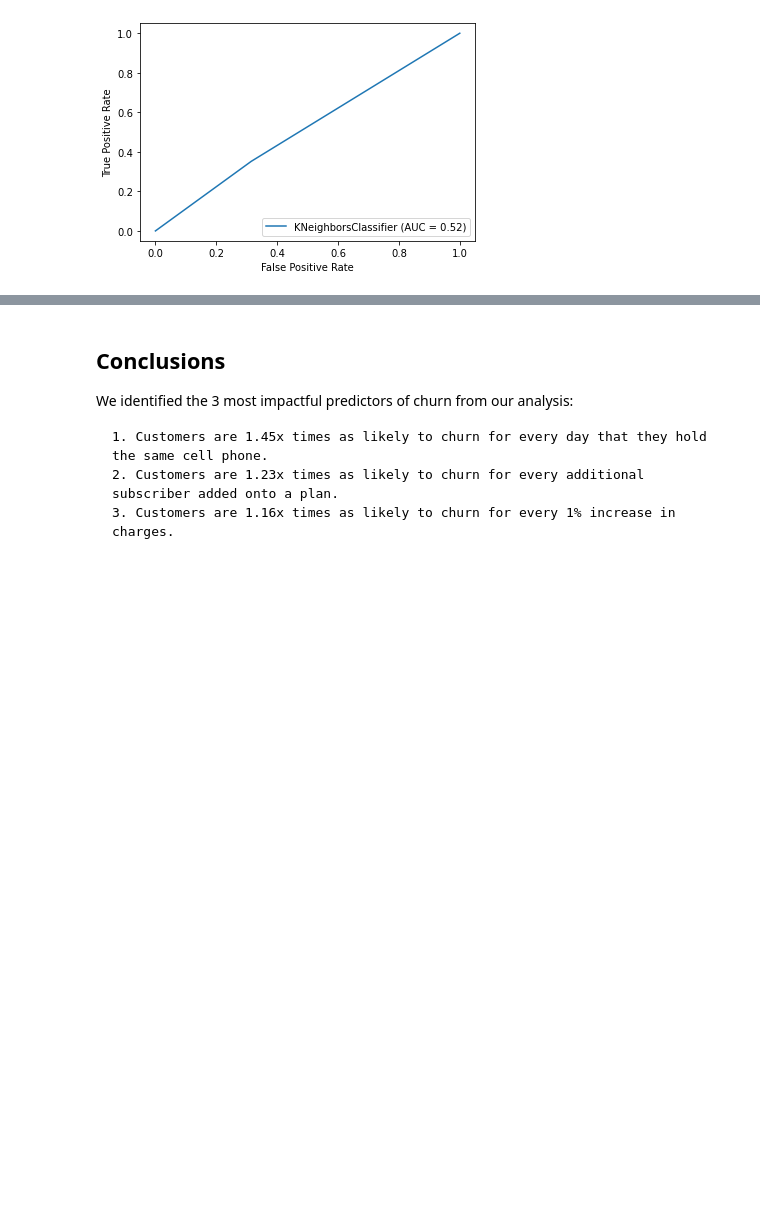
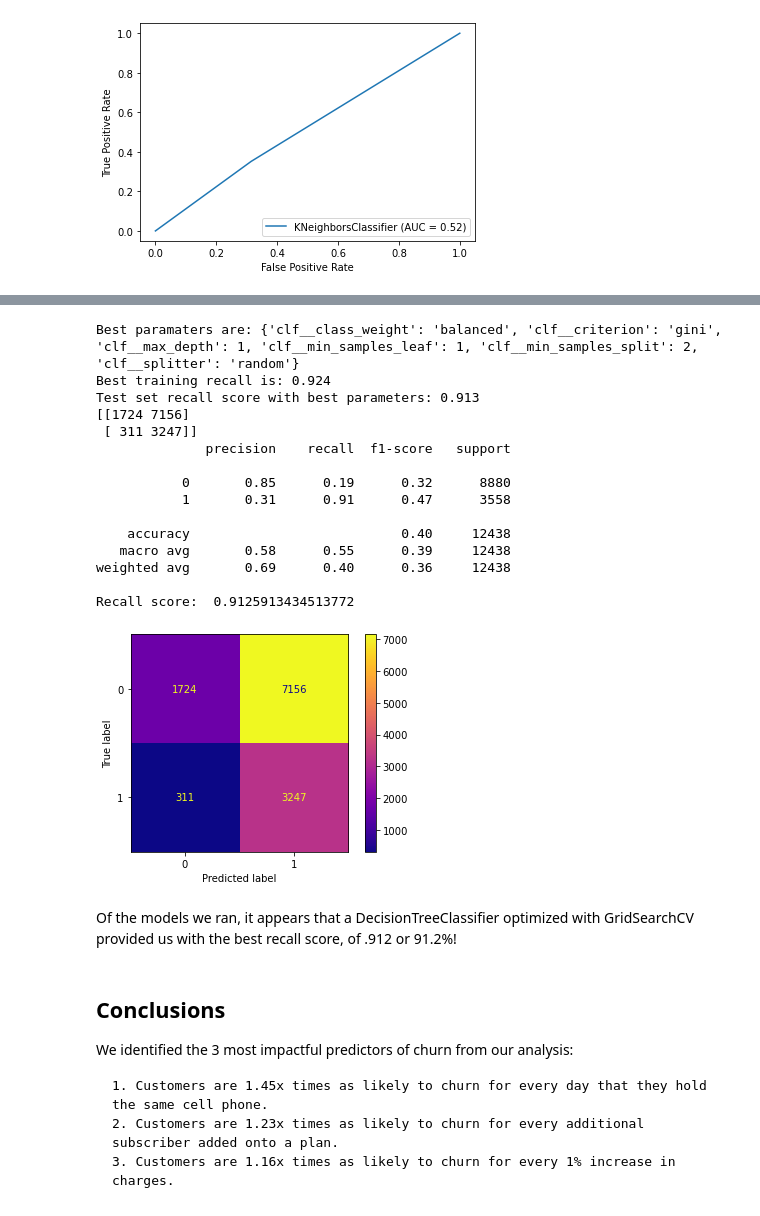
Before and after one commit to chris-helmerson/Cellular_Customer_Churn_Prediction, a Jupyter notebook: Main Notebook.ipynb, the cells around one changed output, grey strips where cells are left out. Cells and saved outputs as stored; diff of their text form; code cells hidden in the pictures; blank space fills up the shorter version.

Commit message:
Added models and markdown.

```diff
--- a/Main Notebook.ipynb
+++ b/Main Notebook.ipynb
@@ -410,3 +438,41 @@ Test 0.3679033164699269
+# %%
+# Now we're on to something! Lets broaden the search to try and further optimize the model
+pipe_dt = pipe_maker(DecisionTreeClassifier)
+
+# Creating paramaters
+grid_params_dt = [{
+                   'clf__criterion': ['gini', 'entropy'],
+                   'clf__min_samples_leaf': [1,2,3,5,10],
+                   'clf__max_depth': [1,2,3,5,10],
+                   'clf__min_samples_split': [1,2,3,5,10],
+                   'clf__class_weight': ['balanced', None],
+                   'clf__splitter': ['best', 'random']
+                  }]
+
+# Creating grid search object
+gs_dt = gridsearch_maker(pipe_dt, grid_params_dt)
+
+# Finding best parameters for recall
+best_recall(gs_dt)
+# %% [output]
+Best paramaters are: {'clf__class_weight': 'balanced', 'clf__criterion': 'gini', 'clf__max_depth': 1, 'clf__min_samples_leaf': 1, 'clf__min_samples_split': 2, 'clf__splitter': 'random'}
+Best training recall is: 0.924
+Test set recall score with best parameters: 0.913
+[[1724 7156]
+ [ 311 3247]]
+              precision    recall  f1-score   support
+
+           0       0.85      0.19      0.32      8880
+           1       0.31      0.91      0.47      3558
+
+    accuracy                           0.40     12438
+   macro avg       0.58      0.55      0.39     12438
+weighted avg       0.69      0.40      0.36     12438
+
+Recall score:  0.9125913434513772
+[figure, added]
+# %% [markdown]
+Of the models we ran, it appears that a DecisionTreeClassifier optimized with GridSearchCV provided us with the best recall score, of .912 or 91.2%!
 # %% [markdown]
 ## Conclusions
 We identified the 3 most impactful predictors of churn from our analysis:
```
Also changed, not shown: parts of 19 cells of this notebook.
